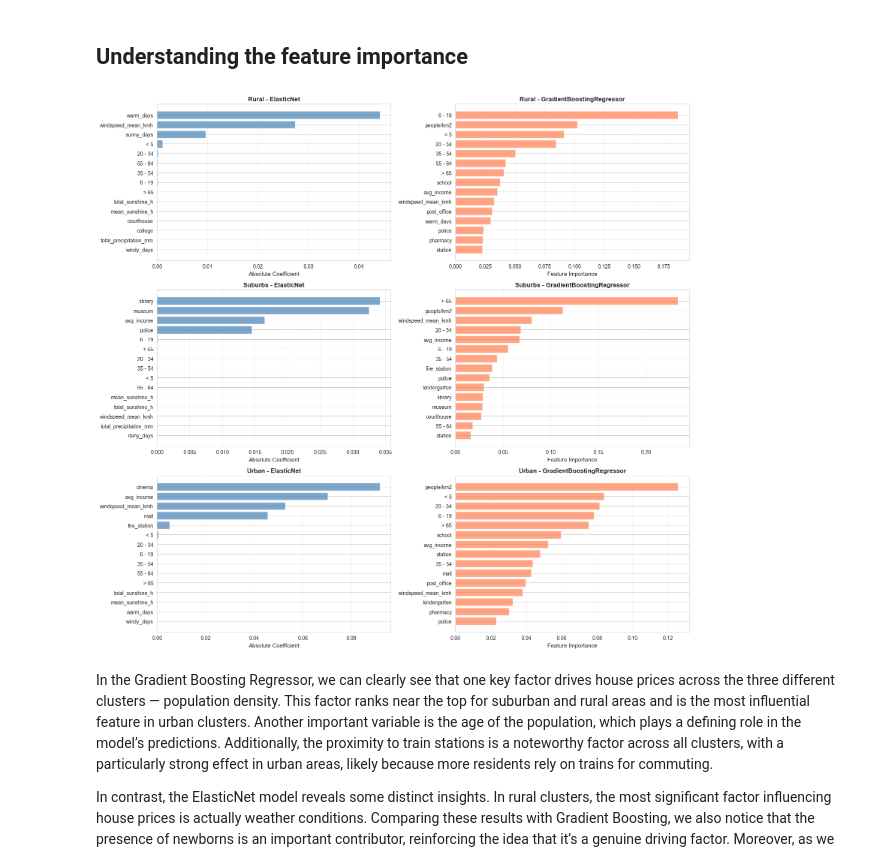
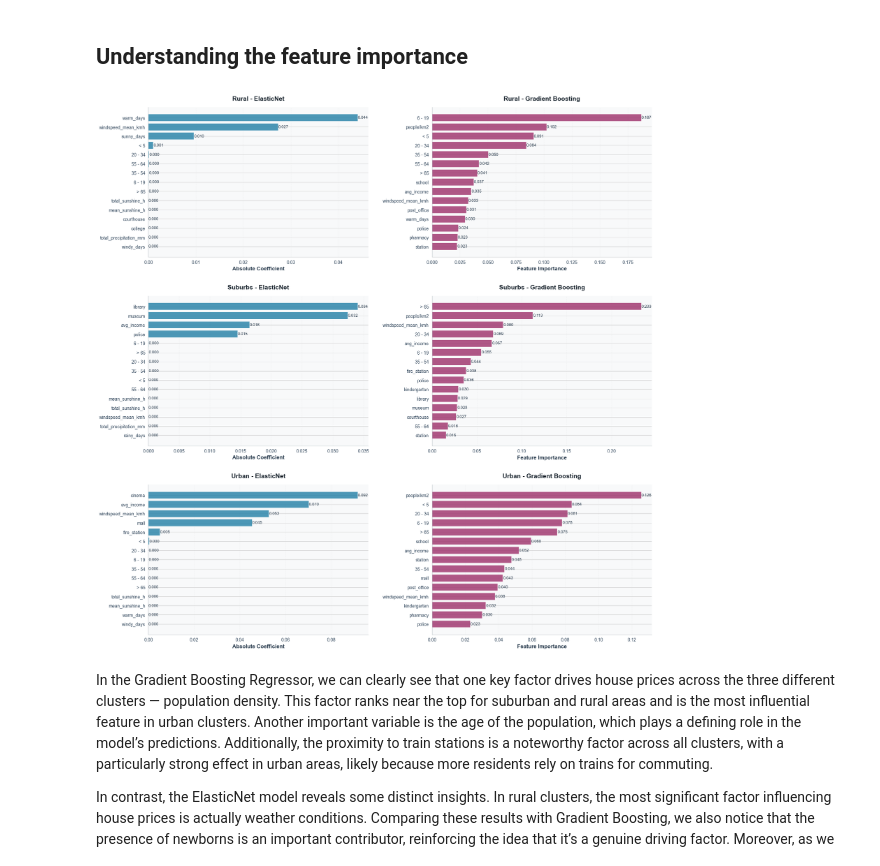
Before and after one commit to Shushunya/FCD-housing-prices, a Jupyter notebook: code/urban_clustering_modeling.ipynb, the cells around one changed output. Saved outputs shown, nothing was run; the diff lists cells and outputs as text; code cells hidden in the pictures.

```diff
--- a/code/urban_clustering_modeling.ipynb
+++ b/code/urban_clustering_modeling.ipynb
@@ -404,43 +419,75 @@ GBM:
 # %% [markdown]
 ## Understanding the feature importance
 # %%
-fig, axes = plt.subplots(len(selected_clusters), 2, figsize=(16, 5 * len(selected_clusters)))
+fig, axes = plt.subplots(len(selected_clusters), 2, figsize=(18, 6 * len(selected_clusters)))
+fig.patch.set_facecolor('white')
 
 if len(selected_clusters) == 1:
     axes = axes.reshape(1, -1)
+
+color_elasticnet = '#2E86AB'
+color_gbm = '#A23B72'
 
 for idx, cluster_id in enumerate(selected_clusters):
     if cluster_id not in cluster_pipelines:
         continue
 
     cluster_label = CLUSTER_LABELS["cluster_urban"].get(cluster_id, f"Cluster {cluster_id}")
 
     en_data = importance_df[
         (importance_df['Cluster ID'] == cluster_id) &
         (importance_df['Model'] == 'elasticnet')
     ].sort_values('Importance', ascending=False).head(15)
 
-    axes[idx, 0].barh(en_data['Feature'], en_data['Importance'], color='steelblue', alpha=0.7)
-    axes[idx, 0].set_xlabel('Absolute Coefficient', fontsize=11)
-    axes[idx, 0].set_title(f'{cluster_label} - ElasticNet', fontsize=12, fontweight='bold')
+    bars1 = axes[idx, 0].barh(en_data['Feature'], en_data['Importance'],
+                               color=color_elasticnet, alpha=0.85, edgecolor='white', linewidth=1.2)
+    axes[idx, 0].set_xlabel('Absolute Coefficient', fontsize=12, fontweight='600', color='#2C3E50')
+    axes[idx, 0].set_title(f'{cluster_label} - ElasticNet', fontsize=14, fontweight='bold',
+                           color='#1A252F', pad=15)
     axes[idx, 0].invert_yaxis()
-    axes[idx, 0].grid(True, alpha=0.3, axis='x')
+    axes[idx, 0].grid(True, alpha=0.15, axis='x', linestyle='--', linewidth=0.8)
+    axes[idx, 0].set_facecolor('#F8F9FA')
+    axes[idx, 0].spines['top'].set_visible(False)
+    axes[idx, 0].spines['right'].set_visible(False)
+    axes[idx, 0].spines['left'].set_color('#BDC3C7')
+    axes[idx, 0].spines['bottom'].set_color('#BDC3C7')
+    axes[idx, 0].tick_params(axis='both', labelsize=10, colors='#34495E')
+
+    for bar in bars1:
+        width = bar.get_width()
+        axes[idx, 0].text(width, bar.get_y() + bar.get_height()/2,
+                         f'{width:.3f}', ha='left', va='center',
+                         fontsize=9, color='#2C3E50', fontweight='500')
 
     gbm_data = importance_df[
         (importance_df['Cluster ID'] == cluster_id) &
         (importance_df['Model'] == 'gbm')
     ].sort_values('Importance', ascending=False).head(15)
 
-    axes[idx, 1].barh(gbm_data['Feature'], gbm_data['Importance'], color='coral', alpha=0.7)
-    axes[idx, 1].set_xlabel('Feature Importance', fontsize=11)
-    axes[idx, 1].set_title(f'{cluster_label} - GradientBoostingRegressor', fontsize=12, fontweight='bold')
+    bars2 = axes[idx, 1].barh(gbm_data['Feature'], gbm_data['Importance'],
+                              color=color_gbm, alpha=0.85, edgecolor='white', linewidth=1.2)
+    axes[idx, 1].set_xlabel('Feature Importance', fontsize=12, fontweight='600', color='#2C3E50')
+    axes[idx, 1].set_title(f'{cluster_label} - Gradient Boosting', fontsize=14, fontweight='bold',
+                           color='#1A252F', pad=15)
     axes[idx, 1].invert_yaxis()
-    axes[idx, 1].grid(True, alpha=0.3, axis='x')
+    axes[idx, 1].grid(True, alpha=0.15, axis='x', linestyle='--', linewidth=0.8)
+    axes[idx, 1].set_facecolor('#F8F9FA')
+    axes[idx, 1].spines['top'].set_visible(False)
+    axes[idx, 1].spines['right'].set_visible(False)
+    axes[idx, 1].spines['left'].set_color('#BDC3C7')
+    axes[idx, 1].spines['bottom'].set_color('#BDC3C7')
+    axes[idx, 1].tick_params(axis='both', labelsize=10, colors='#34495E')
 
-plt.tight_layout()
+    for bar in bars2:
+        width = bar.get_width()
+        axes[idx, 1].text(width, bar.get_y() + bar.get_height()/2,
+                         f'{width:.3f}', ha='left', va='center',
+                         fontsize=9, color='#2C3E50', fontweight='500')
+
+plt.tight_layout(pad=3.0)
 plt.show()
 # %% [output]
-[figure, old version]
+[figure, new version]
 # %% [markdown]
 In the Gradient Boosting Regressor, we can clearly see that one key factor drives house prices across the three different clusters — population density. This factor ranks near the top for suburban and rural areas and is the most influential feature in urban clusters. Another important variable is the age of the population, which plays a defining role in the model’s predictions. Additionally, the proximity to train stations is a noteworthy factor across all clusters, with a particularly strong effect in urban areas, likely because more residents rely on trains for commuting.
 
```
Also changed, not shown: parts of 2 cells of this notebook.
